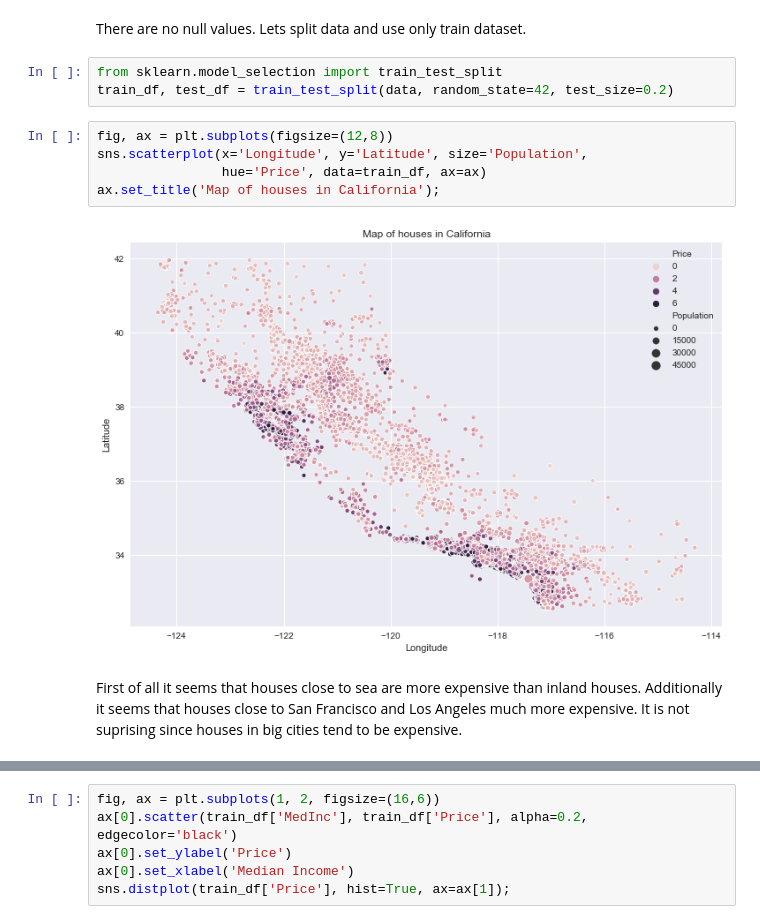
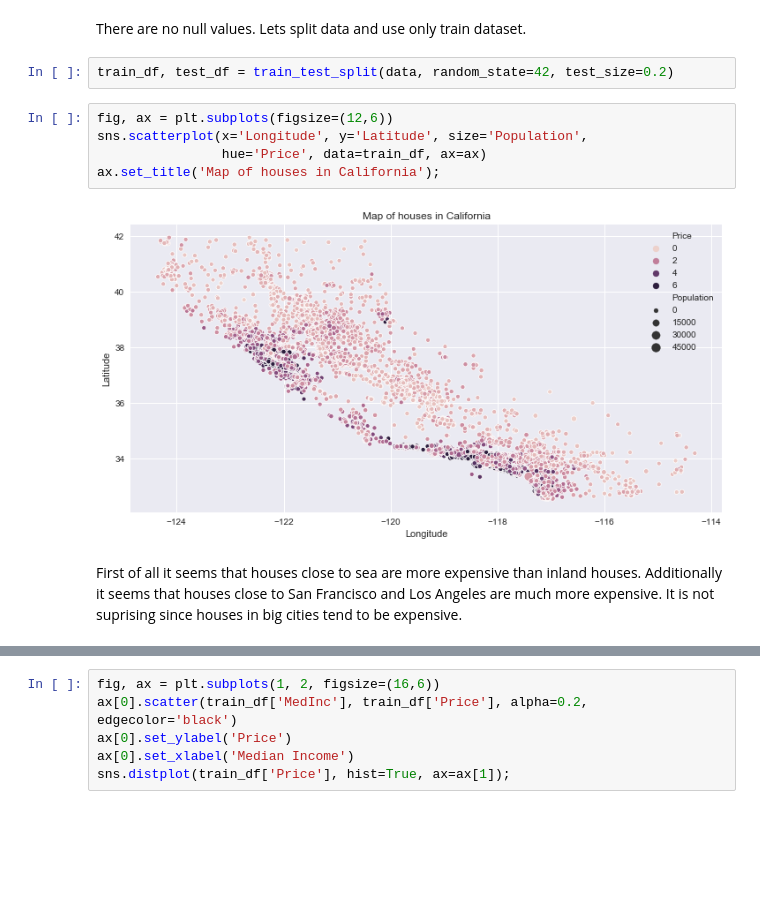
Before and after one commit to Bounty1993/ML-scripts, a Jupyter notebook: california_housing.ipynb, the cells around one changed output, grey strips where cells are left out. Cells and saved outputs as stored; diff of their text form; blank space fills up the shorter version.

```diff
--- a/california_housing.ipynb
+++ b/california_housing.ipynb
@@ -60,14 +60,13 @@ memory usage: 1.4 MB
 # %% [markdown]
 There are no null values. Lets split data and use only train dataset.
 # %%
-from sklearn.model_selection import train_test_split
 train_df, test_df = train_test_split(data, random_state=42, test_size=0.2)
 # %%
-fig, ax = plt.subplots(figsize=(12,8))
+fig, ax = plt.subplots(figsize=(12,6))
 sns.scatterplot(x='Longitude', y='Latitude', size='Population',
                 hue='Price', data=train_df, ax=ax)
 ax.set_title('Map of houses in California');
 # %% [output]
-[figure, old version]
+[figure, new version]
 # %% [markdown]
-First of all it seems that houses close to sea are more expensive than inland houses.  Additionally it seems that houses close to San Francisco and Los Angeles much more expensive. It is not suprising since houses in big cities tend to be expensive.
+First of all it seems that houses close to sea are more expensive than inland houses.  Additionally it seems that houses close to San Francisco and Los Angeles are much more expensive. It is not suprising since houses in big cities tend to be expensive.
```
Also changed, not shown: parts of 6 cells of this notebook.
